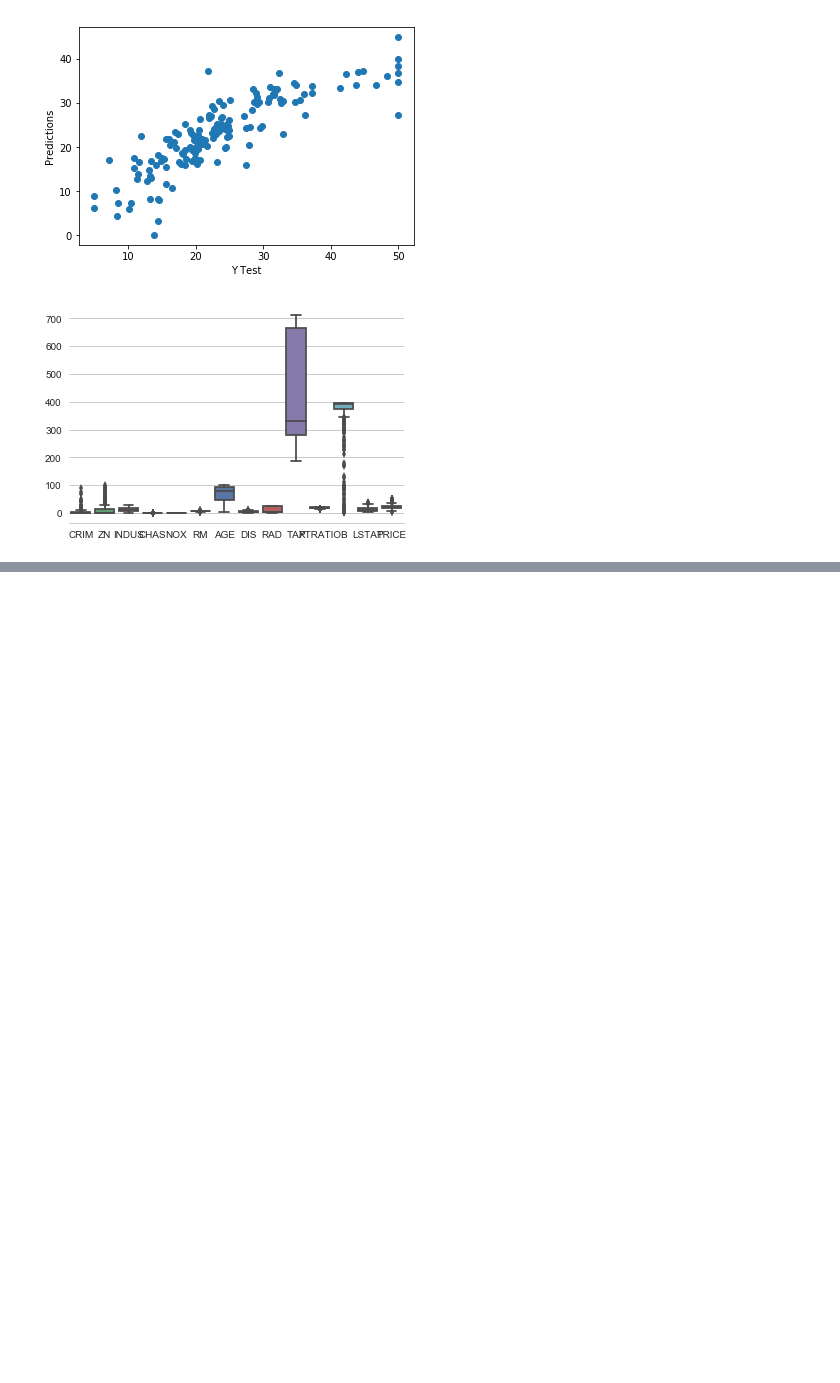
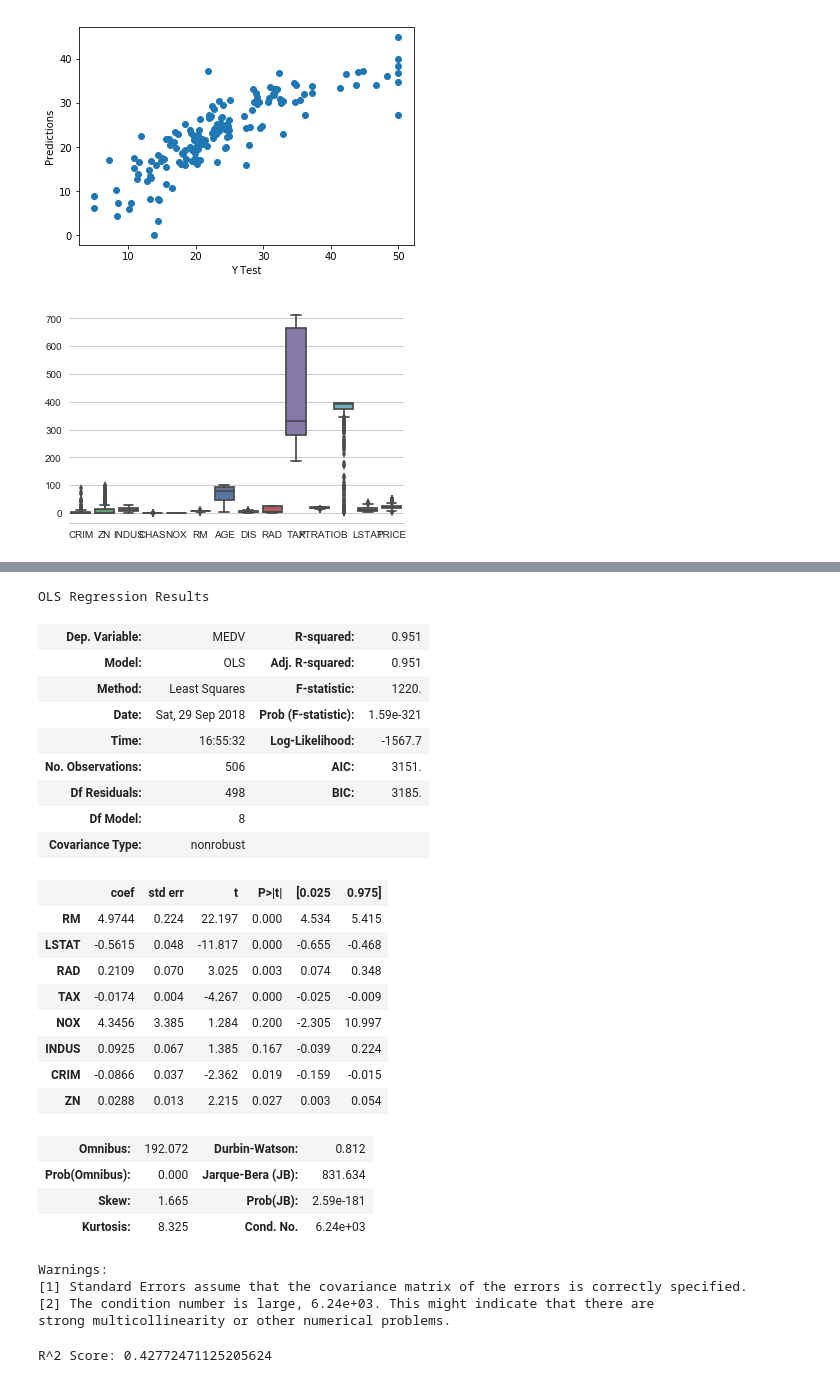
Before and after one commit to ZuluMartin/Study3, a Jupyter notebook: linreg.ipynb, the cells around one changed output, grey strips where cells are left out. Drawn from its saved outputs; the diff is of its cells as text; code cells hidden in the pictures; blank space fills up the shorter version.

```diff
--- a/linreg.ipynb
+++ b/linreg.ipynb
@@ -227,0 +248,43 @@ sns.despine(left=True)
+# %%
+# Set up our new statsmodel.formula handling model
+import statsmodels.formula.api as smf
+
+# You can easily swap these out to test multiple versions/different formulas
+formulas = {
+    "case1": "MEDV ~ RM + LSTAT + RAD + TAX + NOX + INDUS + CRIM + ZN - 1", # - 1 = remove intercept
+    "case2": "MEDV ~ NOX + RM",
+    "case3": "MEDV ~ RAD + TAX"
+}
+
+model = smf.ols(formula=formulas['case1'], data=df)
+result = model.fit()
+
+result.summary()
+# %% [output]
+OLS Regression Results
+| Dep. Variable: | MEDV | R-squared: | 0.951 |
+| Model: | OLS | Adj. R-squared: | 0.951 |
+| Method: | Least Squares | F-statistic: | 1220. |
+| Date: | Sat, 29 Sep 2018 | Prob (F-statistic): | 1.59e-321 |
+| Time: | 16:55:32 | Log-Likelihood: | -1567.7 |
+| No. Observations: | 506 | AIC: | 3151. |
+| Df Residuals: | 498 | BIC: | 3185. |
+| Df Model: | 8 |  |  |
+| Covariance Type: | nonrobust |  |  |
+|  | coef | std err | t | P>|t| | [0.025 | 0.975] |
+| RM | 4.9744 | 0.224 | 22.197 | 0.000 | 4.534 | 5.415 |
+| LSTAT | -0.5615 | 0.048 | -11.817 | 0.000 | -0.655 | -0.468 |
+| RAD | 0.2109 | 0.070 | 3.025 | 0.003 | 0.074 | 0.348 |
+| TAX | -0.0174 | 0.004 | -4.267 | 0.000 | -0.025 | -0.009 |
+| NOX | 4.3456 | 3.385 | 1.284 | 0.200 | -2.305 | 10.997 |
+| INDUS | 0.0925 | 0.067 | 1.385 | 0.167 | -0.039 | 0.224 |
+| CRIM | -0.0866 | 0.037 | -2.362 | 0.019 | -0.159 | -0.015 |
+| ZN | 0.0288 | 0.013 | 2.215 | 0.027 | 0.003 | 0.054 |
+| Omnibus: | 192.072 | Durbin-Watson: | 0.812 |
+| Prob(Omnibus): | 0.000 | Jarque-Bera (JB): | 831.634 |
+| Skew: | 1.665 | Prob(JB): | 2.59e-181 |
+| Kurtosis: | 8.325 | Cond. No. | 6.24e+03 |
+Warnings:
+[1] Standard Errors assume that the covariance matrix of the errors is correctly specified.
+[2] The condition number is large, 6.24e+03. This might indicate that there are
+strong multicollinearity or other numerical problems.
@@ -227,0 +304,13 @@ sns.despine(left=True)
+# %%
+from sklearn import metrics
+from sklearn.linear_model import LinearRegression
+
+# Rerun your model, iteratively changing your variables and train_size from the previous cell
+
+lm = LinearRegression()
+model = lm.fit(X_train, y_train)
+
+predictions = model.predict(X_test)
+print("R^2 Score: {}".format(metrics.r2_score(y_test, predictions)))
+# %% [output]
+R^2 Score: 0.42772471125205624
```
Also changed, not shown: parts of 4 cells of this notebook.
